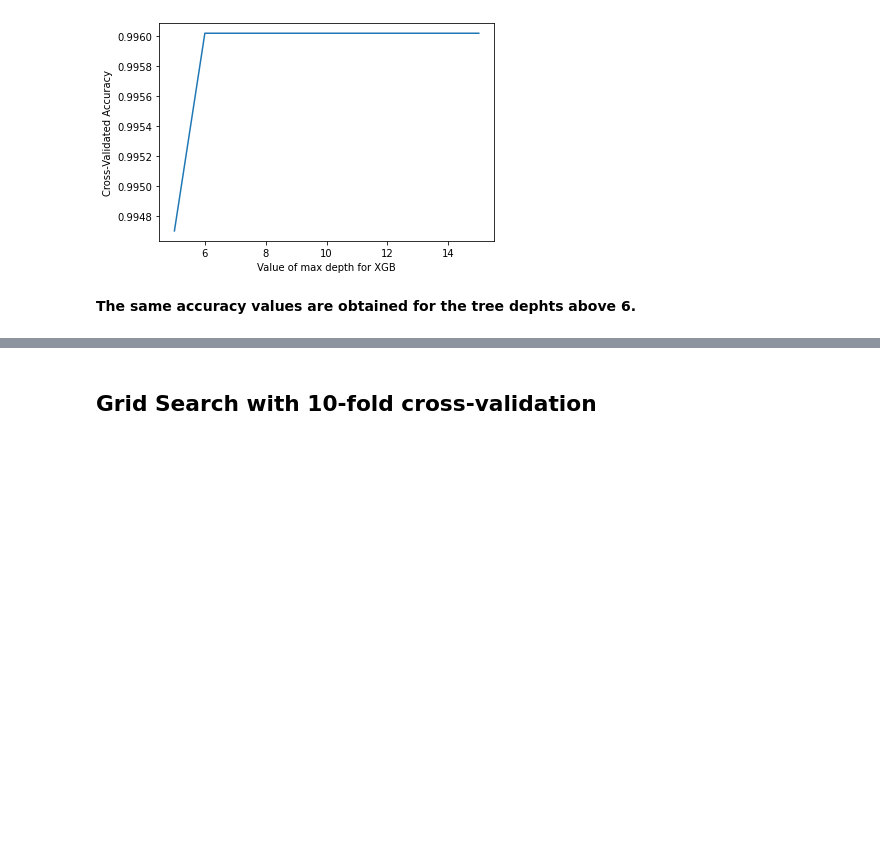
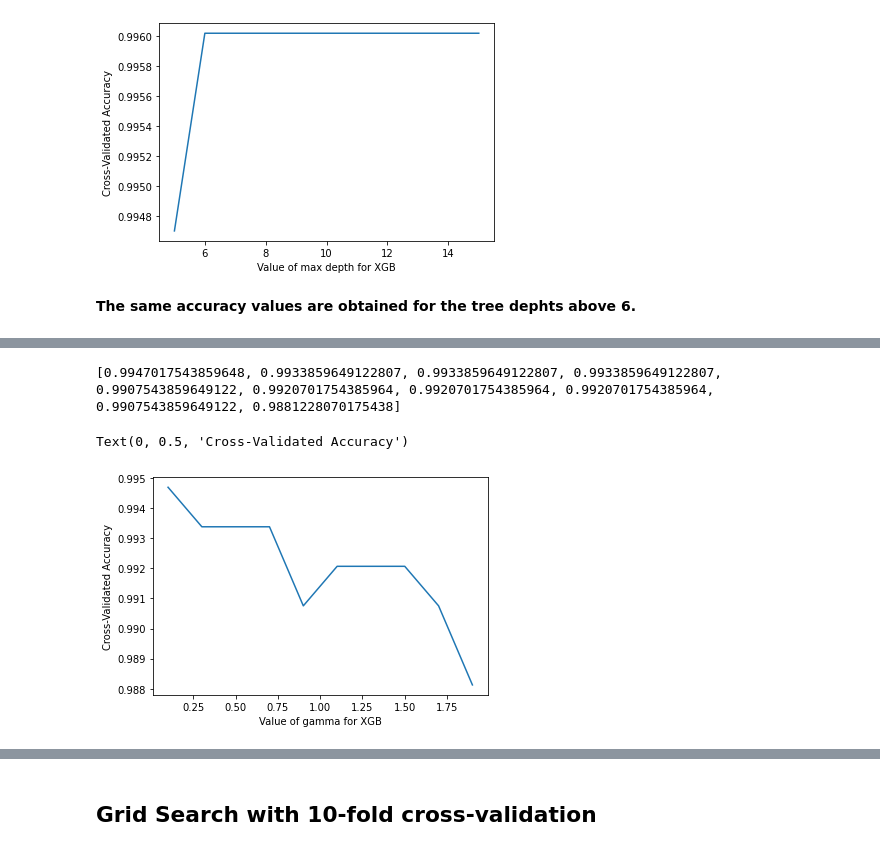
Before and after one commit to monikachudyba/MachineLearningProjects, a Jupyter notebook: Driving Behavior Dataset.ipynb, the cells around one changed output, grey strips where cells are left out. Saved outputs shown, nothing was run; the diff lists cells and outputs as text; code cells hidden in the pictures; blank space fills up the shorter version.

Commit message:
adjusting gamma, lambda and cover for xgb

```diff
--- a/Driving Behavior Dataset.ipynb
+++ b/Driving Behavior Dataset.ipynb
@@ -766,0 +767,17 @@ Text(0, 0.5, 'Cross-Validated Accuracy')
+# %%
+gamma=np.arange(0.1,2,0.2)
+acc_score=[]
+for g in gamma:
+    xgb_c = xgb_model= xgb.XGBClassifier(objective = 'multi:softmax', num_class =4, subsample = 0.9, colsample_bytree = 0.9, max_depth = 6, learning_rate = 0.25, gamma = g)
+    scores = cross_val_score(xgb_c, X_train, y_train, cv=10, scoring='accuracy')
+    acc_score.append(scores.mean())
+print(acc_score)
+# plot the value of C for SVM (x-axis) versus the cross-validated accuracy (y-axis)
+plt.plot(gamma,acc_score)
+#plt.xticks(np.arange(0,1100,100))
+plt.xlabel('Value of gamma for XGB')
+plt.ylabel('Cross-Validated Accuracy')
+# %% [output]
+[0.9947017543859648, 0.9933859649122807, 0.9933859649122807, 0.9933859649122807, 0.9907543859649122, 0.9920701754385964, 0.9920701754385964, 0.9920701754385964, 0.9907543859649122, 0.9881228070175438]
+Text(0, 0.5, 'Cross-Validated Accuracy')
+[figure, added]
```
Also changed, not shown: parts of 11 cells of this notebook.
